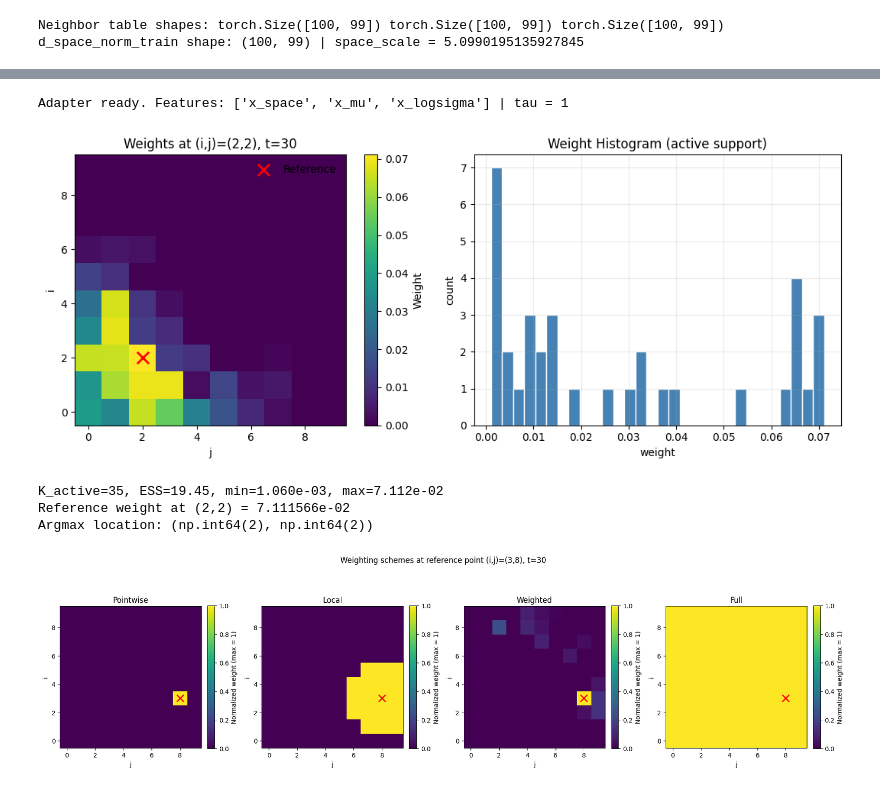
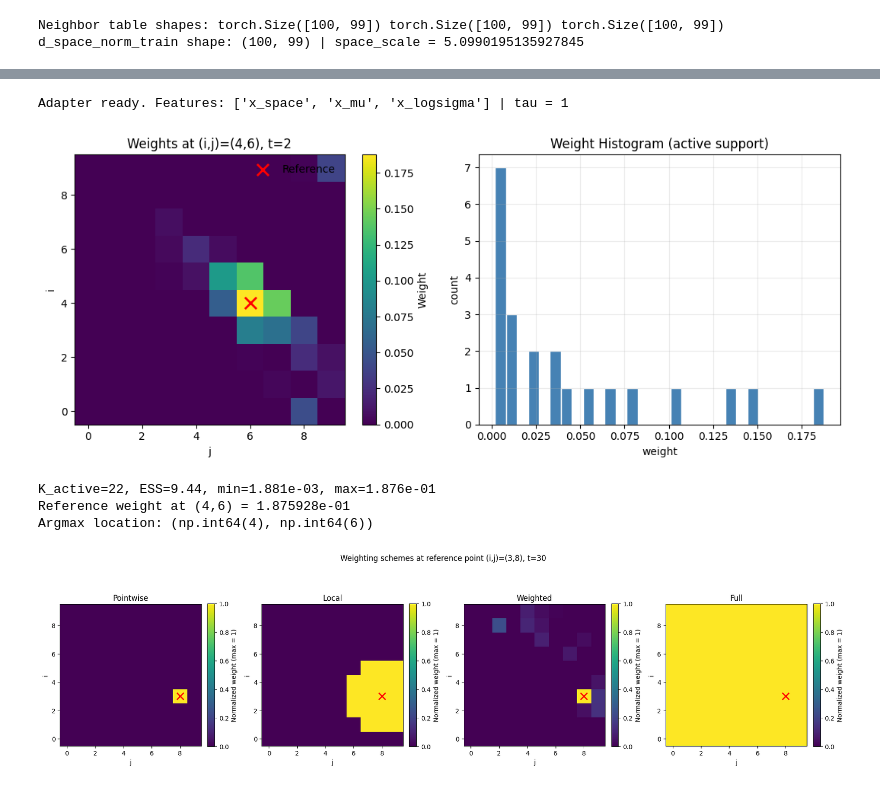
Before and after one commit to RPGSynth/EVT_Univariate, a Jupyter notebook: EVT_Classes/SIM/sim2.ipynb, the cells around one changed output, grey strips where cells are left out. Saved outputs shown, nothing was run; the diff lists cells and outputs as text; code cells hidden in the pictures.

```diff
--- a/EVT_Classes/SIM/sim2.ipynb
+++ b/EVT_Classes/SIM/sim2.ipynb
@@ -1007,7 +1517,7 @@ def joint_batch_nll_energy_kernel(
     nbr_idx,       # (S,K)
     nbr_mask,      # (S,K) bool
     feature_bank,  # KernelFeatureBank
-    tau=1.0,
+    tau=50,
     xi_eps=1e-6,
     penalty=1e6,
     return_parts=False,
@@ -1935,15 +2454,15 @@ flex_kernel_adapter = FlexibleKernelWeightAdapter(
     feature_bank=feature_bank,
     selector_args=selector_args,
     device=device,
-    tau=tau_ep,
+    tau=1,
     ref_frac_cutoff=0.01,
 )
 
-print("Adapter ready. Features:", feature_bank.feature_names, "| tau =", tau_ep)
+print("Adapter ready. Features:", feature_bank.feature_names, "| tau =", 1)
 
 # Quick plot
-i_ref, j_ref = 2,2
-t_ref = 30
+i_ref, j_ref = 4,6
+t_ref = 2
 w_full = flex_kernel_adapter(i=i_ref, j=j_ref, t_idx=t_ref, data_shape=data.shape)
 w_map = w_full[t_ref]
 
@@ -1952,37 +2471,37 @@ w_active = w_map[w_map > 0]
 if w_active.size == 0:
     w_active = w_map.ravel()
 
 fig, axes = plt.subplots(1, 2, figsize=(11, 4.5))
 
 # Map
 im = axes[0].imshow(w_map, origin="lower", cmap="viridis")
 plt.colorbar(im, ax=axes[0], label="Weight")
 axes[0].scatter([j_ref], [i_ref], c="red", marker="x", s=120, linewidths=2, label="Reference")
 axes[0].set_title(f"Weights at (i,j)=({i_ref},{j_ref}), t={t_ref}")
 axes[0].set_xlabel("j")
 axes[0].set_ylabel("i")
 axes[0].legend(frameon=False)
 
 # Histogram
 axes[1].hist(w_active, bins=30, color="steelblue", edgecolor="white")
 axes[1].set_title("Weight Histogram (active support)")
 axes[1].set_xlabel("weight")
 axes[1].set_ylabel("count")
 axes[1].grid(alpha=0.25)
 
 plt.tight_layout()
 plt.show()
 
 ess = 1.0 / np.sum(w_active**2)
 print(f"K_active={w_active.size}, ESS={ess:.2f}, min={w_active.min():.3e}, max={w_active.max():.3e}")
 print(f"Reference weight at ({i_ref},{j_ref}) = {w_map[i_ref, j_ref]:.6e}")
 print("Argmax location:", np.unravel_index(np.argmax(w_map), w_map.shape))
 # %% [output]
 Adapter ready. Features: ['x_space', 'x_mu', 'x_logsigma'] | tau = 1
-[figure, old version]
+[figure, new version]
-K_active=35, ESS=19.45, min=1.060e-03, max=7.112e-02
-Reference weight at (2,2) = 7.111566e-02
-Argmax location: (np.int64(2), np.int64(2))
+K_active=22, ESS=9.44, min=1.881e-03, max=1.876e-01
+Reference weight at (4,6) = 1.875928e-01
+Argmax location: (np.int64(4), np.int64(6))
 # %%
 # Cell D' — compare pointwise / local / weighted / full (maps only)
 import numpy as np
```
Also changed, not shown: parts of 15 cells of this notebook, 9 other files.
